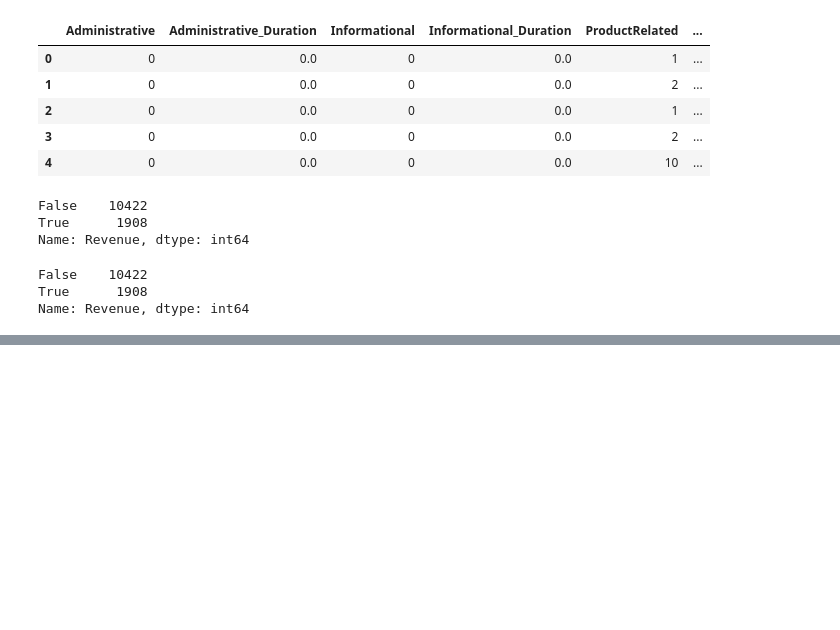
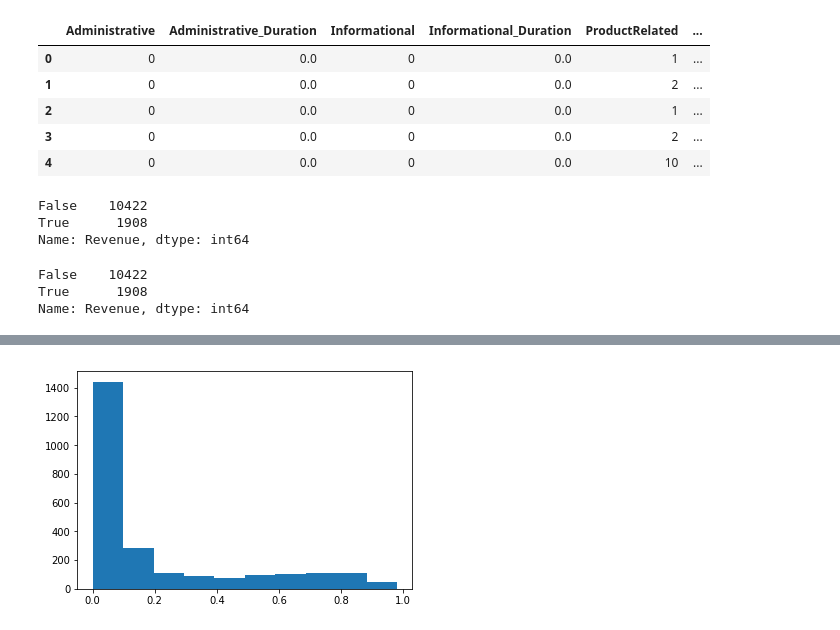
Before and after one commit to jeepwangler/Metis-Project-3, a Jupyter notebook: online_shopping_classification.ipynb, the cells around one changed output, grey strips where cells are left out. Drawn from its saved outputs; the diff is of its cells as text; code cells hidden in the pictures; blank space fills up the shorter version.

```diff
--- a/online_shopping_classification.ipynb
+++ b/online_shopping_classification.ipynb
@@ -415,0 +272,2 @@ plt.hist(predictions);
+# %%
+best_model = fit_dict['ADASYN']['rfc'].best_estimator_
@@ -416,2 +289,6 @@ plt.hist(predictions);
+# %%
+plt.hist(best_model.predict_proba(X_test_st)[:,1]);
+# %% [output]
+[figure, added]
 # %%
 # optimizing threshold
```
Also changed, not shown: parts of 34 cells of this notebook.
